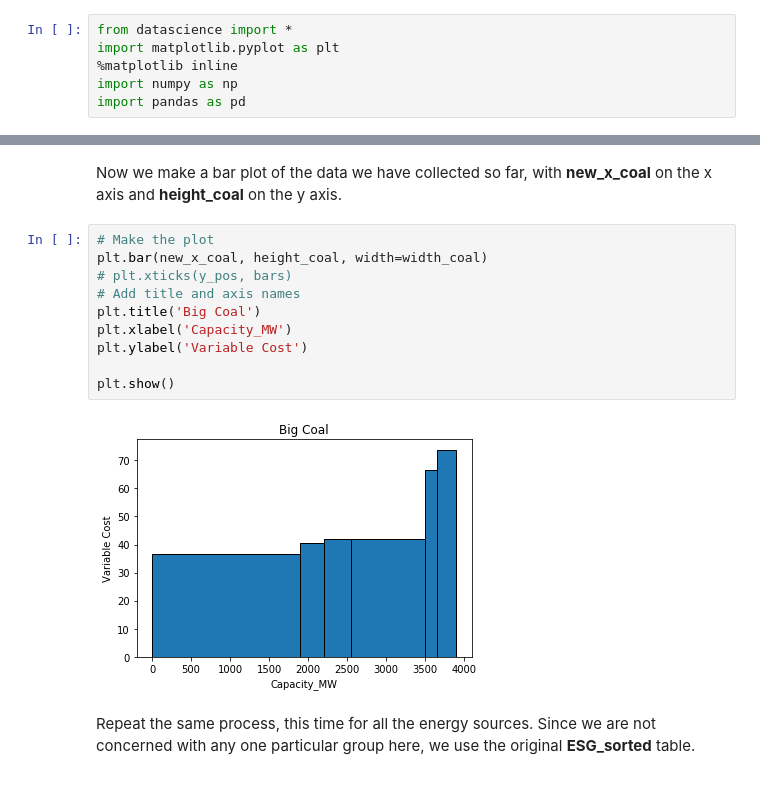
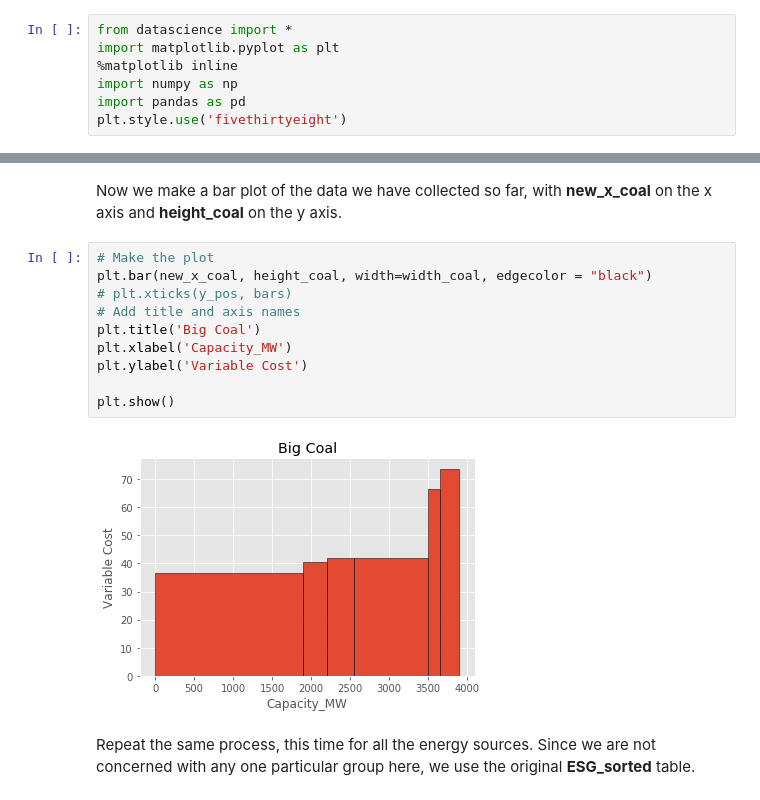
Before and after one commit to ds-modules/EEP-147, a Jupyter notebook: lab01/Lab1.ipynb, the cells around one changed output, grey strips where cells are left out. Saved outputs shown, nothing was run; the diff lists cells and outputs as text.

```diff
--- a/lab01/Lab1.ipynb
+++ b/lab01/Lab1.ipynb
@@ -13,6 +13,7 @@ import matplotlib.pyplot as plt
 %matplotlib inline
 import numpy as np
 import pandas as pd
+plt.style.use('fivethirtyeight')
 # %% [markdown]
 ## <font color = #254117>Before we begin...</font>
 Please help us better establish the audience that we are reaching by filling out the following form:<br />
@@ -316,16 +330,16 @@ new_x_coal
 Now we make a bar plot of the data we have collected so far, with **<font color = ##008700>new_x_coal</font>** on the x axis and **<font color = ##008700>height_coal</font>** on the y axis.
 # %%
 # Make the plot
-plt.bar(new_x_coal, height_coal, width=width_coal)
+plt.bar(new_x_coal, height_coal, width=width_coal, edgecolor = "black")
 # plt.xticks(y_pos, bars)
 # Add title and axis names
 plt.title('Big Coal')
 plt.xlabel('Capacity_MW')
 plt.ylabel('Variable Cost')
 
 plt.show()
 # %% [output]
-[figure, old version]
+[figure, new version]
 # %% [markdown]
 Repeat the same process, this time for all the energy sources. Since we are not concerned with any one particular group here, we use the original **<font color = ##008700>ESG_sorted</font>** table.
 # %%
```
Also changed, not shown: parts of 13 cells of this notebook.
